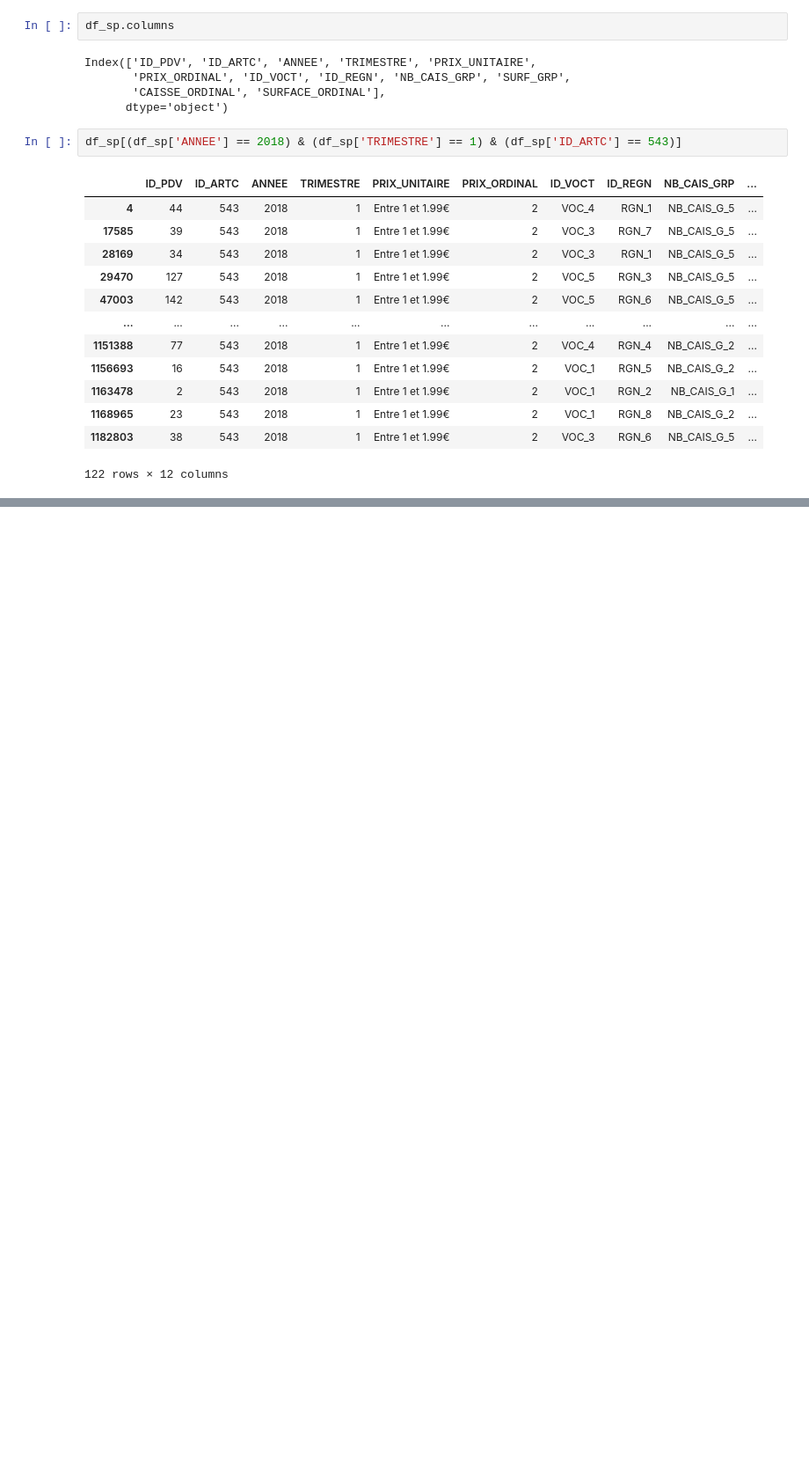
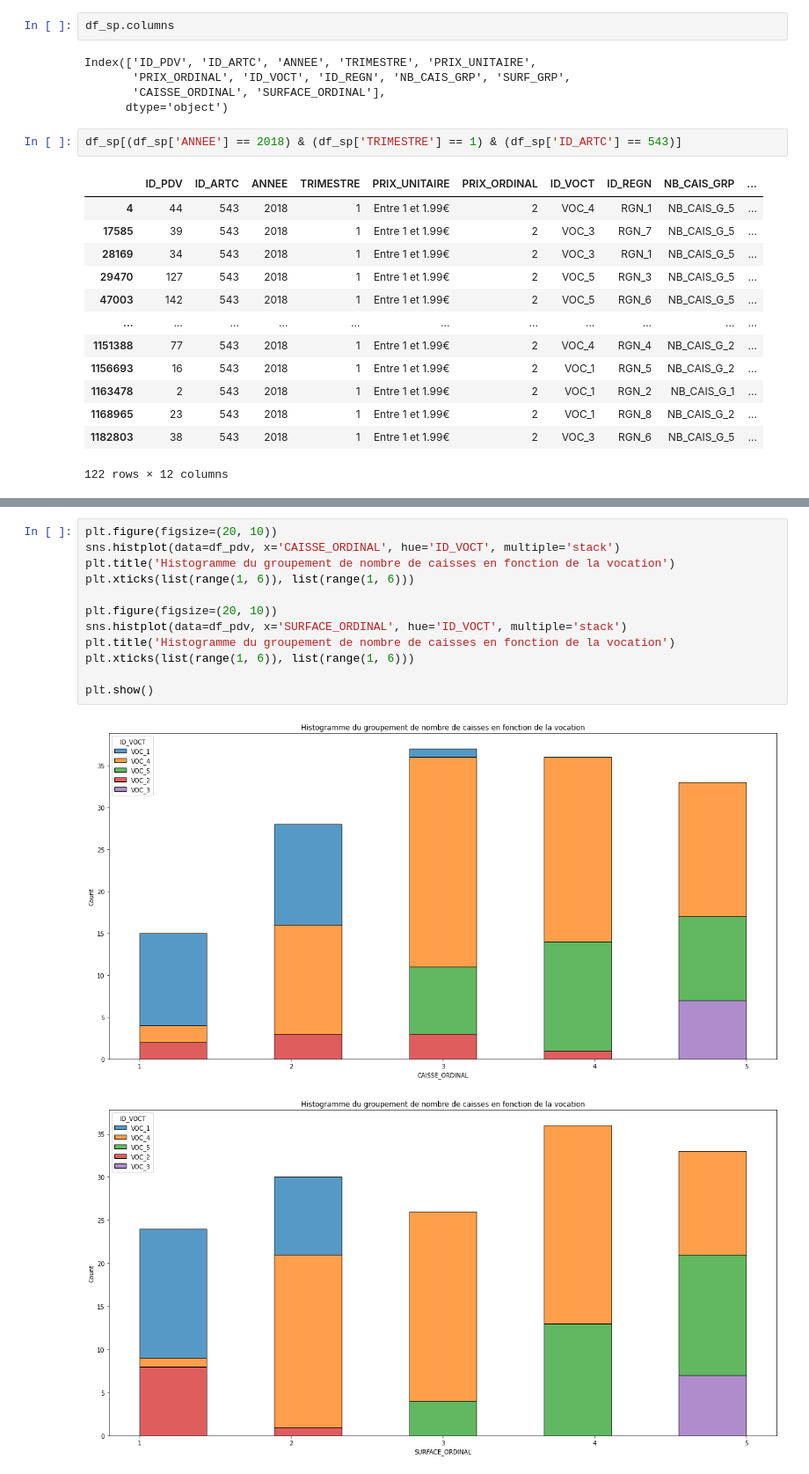
Before and after one commit to lbaret/concours_intermarche, a Jupyter notebook: EDA.ipynb, the cells around one changed output, grey strips where cells are left out. Shown: that part at 88% size. Cells and saved outputs as stored; diff of their text form; blank space fills up the shorter version.

```diff
--- a/EDA.ipynb
+++ b/EDA.ipynb
@@ -301,0 +425,15 @@ df_sp[(df_sp['ANNEE'] == 2018) & (df_sp['TRIMESTRE'] == 1) & (df_sp['ID_ARTC'] =
+# %%
+plt.figure(figsize=(20, 10))
+sns.histplot(data=df_pdv, x='CAISSE_ORDINAL', hue='ID_VOCT', multiple='stack')
+plt.title('Histogramme du groupement de nombre de caisses en fonction de la vocation')
+plt.xticks(list(range(1, 6)), list(range(1, 6)))
+
+plt.figure(figsize=(20, 10))
+sns.histplot(data=df_pdv, x='SURFACE_ORDINAL', hue='ID_VOCT', multiple='stack')
+plt.title('Histogramme du groupement de nombre de caisses en fonction de la vocation')
+plt.xticks(list(range(1, 6)), list(range(1, 6)))
+
+plt.show()
+# %% [output]
+[figure, added]
+[figure, added]
```
Also changed, not shown: parts of 23 cells of this notebook.
